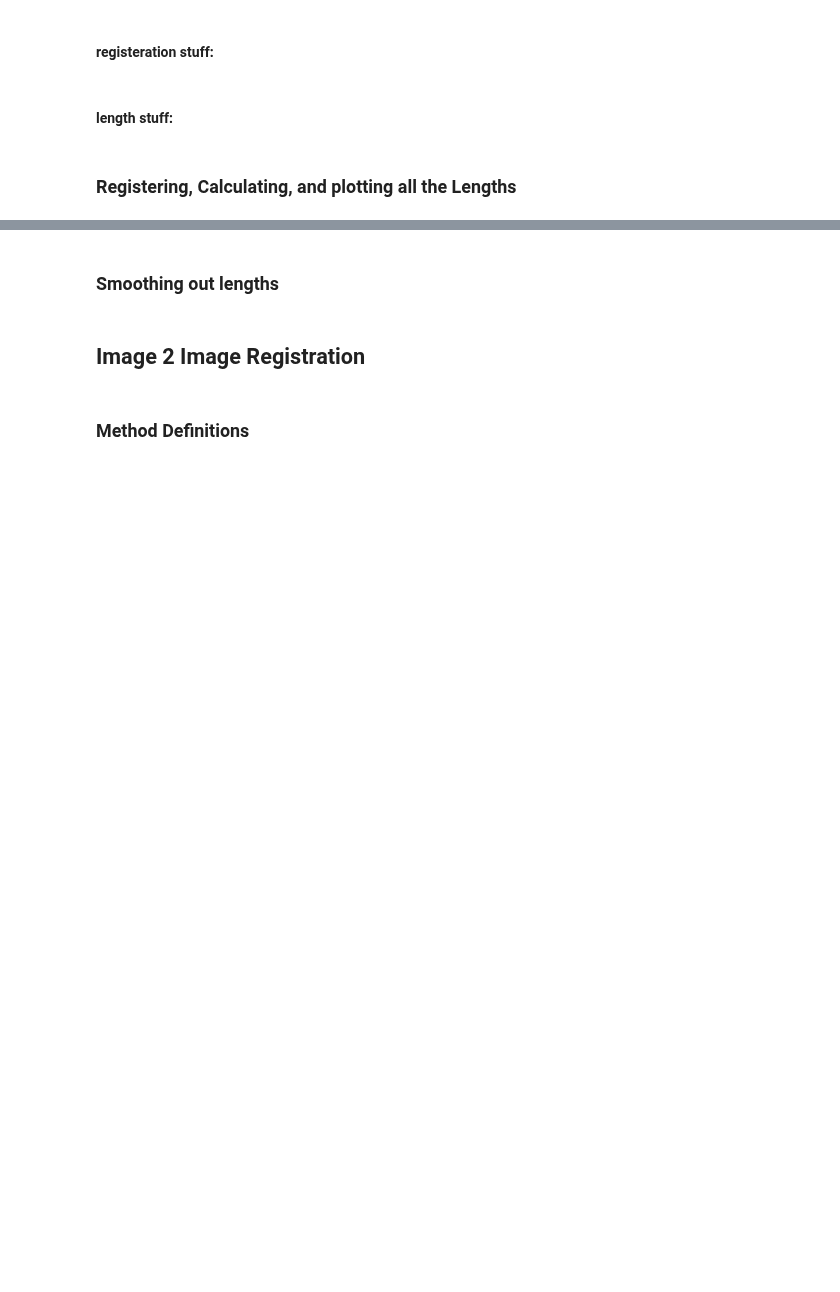
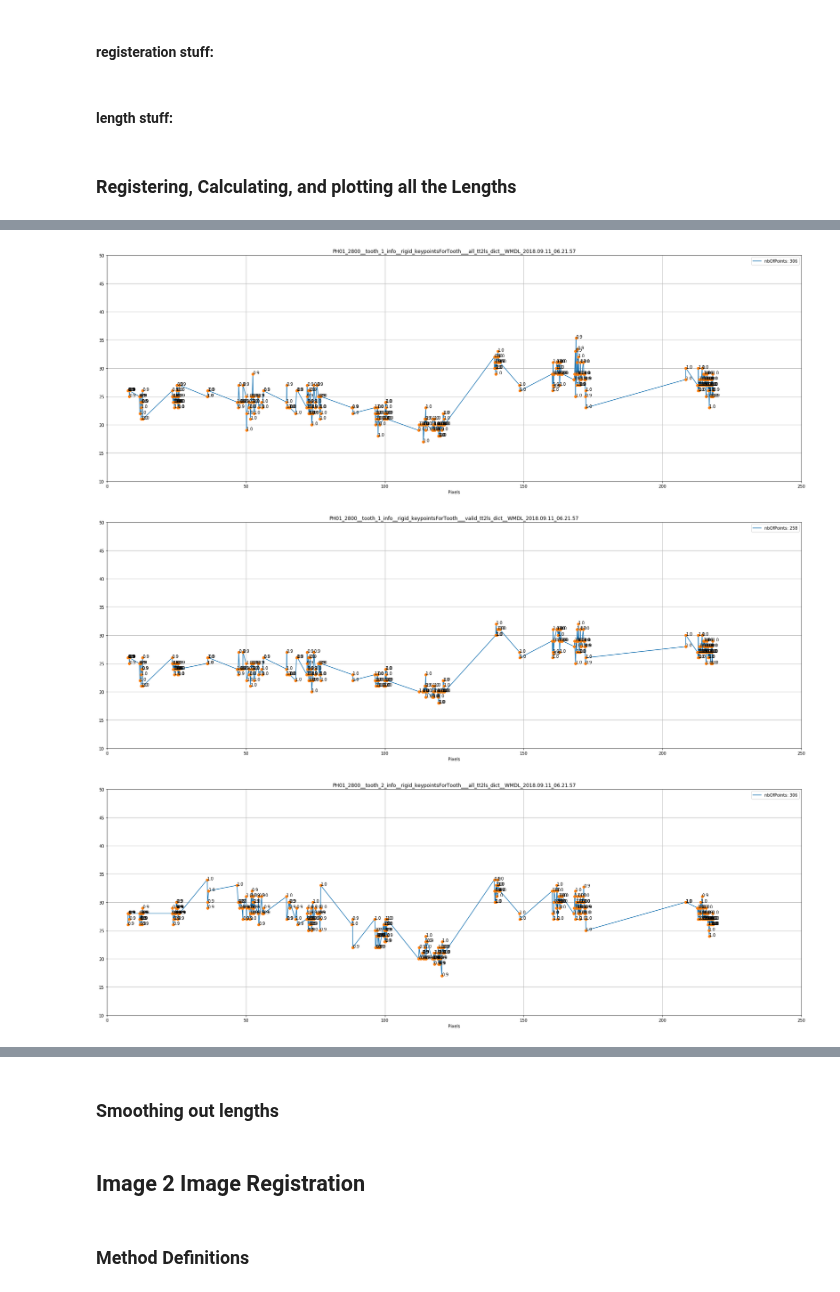
Before and after one commit to hooman67/poseEstimation, a Jupyter notebook: hsWM_algoDev.ipynb, the cells around one changed output, grey strips where cells are left out. Cells and saved outputs as stored; diff of their text form; code cells hidden in the pictures; blank space fills up the shorter version.

Commit message:
added log and 2nd confidences

```diff
--- a/hsWM_algoDev.ipynb
+++ b/hsWM_algoDev.ipynb
@@ -1422,0 +1447,19 @@ reject3_soft_replaceLandmarks2farFromCurve(
+# %%
+# add secondary confidence based on avg of #landmarks for specific tooth and total #landmarks for log
+nbOfProcessedTeeth = 0
+
+for resKey in cleanedUpResultsDict.keys():
+    for time in cleanedUpResultsDict[resKey].keys():
+        cleanedUpResultsDict[resKey][time]['secondaryConfidences'] = {}
+
+        cleanedUpResultsDict[resKey][time]['logConfidence'] = sum(
+            cleanedUpResultsDict[resKey][time]['confidences'].values()
+        ) / TOTAL_EXPECTED_LANDMARKS_ON_LOG
+
+        for toothKey in cleanedUpResultsDict[resKey][time]['confidences'].keys():
+            cleanedUpResultsDict[resKey][time]['secondaryConfidences'][toothKey] = weightOfToothConfidence * cleanedUpResultsDict[resKey][time]['confidences'][toothKey] / numberOflandmarksIncludingToothTip + (1 - weightOfToothConfidence) * cleanedUpResultsDict[resKey][time]['logConfidence']
+
+            nbOfProcessedTeeth += 1
+
+
+    print('for resKey ' + resKey + ' added secondary confidences for  ' + str(nbOfProcessedTeeth) + '  teeth out of the total of  ' + str(len(cleanedUpResultsDict[resKey]) * NUMBER_OF_TEETH) + '  teeth that we should have.')
@@ -2239,13 +2310,14 @@ numberOfTeeth = NUMBER_OF_TEETH
 listOfRegTypes = ['rigid_keypointsForTooth_']
 #, 'affine_keypointsForTooth_', , 'rigid_keypointsForTooth_', 'keypointsForTooth_'
 
-listOfLengthTypes = ['all_tt2ls_dict']
+listOfLengthTypes = ['all_tt2ls_dict', 'valid_tt2ls_dict']
 #['all_tt2ls_dict', 'valid_tt2ls_dict','tt2_ref_ls', 'all_times_list', 'landmarks', 'all_ls2cl_dict', 'all_le2bk_dict','all_cl2bk_dict','all_le2cl_dict','all_ls2le_dict','all_ls2bk_dict','all_ls2cl_dict','all_le2bk_dict','all_cl2bk_dict','all_le2cl_dict','all_ls2le_dict', 'all_ls2bk_dict']
 
 
-minAllowedConfidence = 1
+minAllowedConfidence = 0.9 #1 to 5 for conf1 --- 0-1 for conf 2 and 3
+filterBasedOnConf = 3    # 1 for conf1 2 for conf2, 3 for logConf
 
-listOfReferences2PlotFor = ['WMDL_2018.09.11_06.21.57'] #references2use
+listOfReferences2PlotFor = ['WMDL_2018.09.11_06.21.57'] #['WMDL_2018.09.11_06.21.57'] #references2use
 
 for resKey in lengthsAndLandmarksDict.keys():
 
@@ -2263,45 +2335,77 @@ for resKey in lengthsAndLandmarksDict.keys():
                         selectedConfidence = []
 
                         for i in range(len(lengthsAndLandmarksDict[resKey][regTypeKeyWord][refKey][toothNbKey][infoKey]['times'])):
-                            if lengthsAndLandmarksDict[resKey][regTypeKeyWord][refKey][toothNbKey][infoKey]['confidences'][i] >= minAllowedConfidence:
+                            if filterBasedOnConf == 1:
+                                if lengthsAndLandmarksDict[resKey][regTypeKeyWord][refKey][toothNbKey][infoKey]['confidences'][i] >= minAllowedConfidence:
 
-                                selectedLengths.append(
-                                    lengthsAndLandmarksDict[resKey][regTypeKeyWord][refKey][toothNbKey][infoKey]['lengths'][i]
-                                )
-                                selectedTimes.append(
-                                    lengthsAndLandmarksDict[resKey][regTypeKeyWord][refKey][toothNbKey][infoKey]['times'][i]
-                                )
-                                selectedConfidence.append(
-                                    lengthsAndLandmarksDict[resKey][regTypeKeyWord][refKey][toothNbKey][infoKey]['confidences'][i]
-                                )
+                                    selectedLengths.append(
+                                        lengthsAndLandmarksDict[resKey][regTypeKeyWord][refKey][toothNbKey][infoKey]['lengths'][i]
+                                    )
+                                    selectedTimes.append(
+                                        lengthsAndLandmarksDict[resKey][regTypeKeyWord][refKey][toothNbKey][infoKey]['times'][i]
+                                    )
+                                    selectedConfidence.append(
+                                        lengthsAndLandmarksDict[resKey][regTypeKeyWord][refKey][toothNbKey][infoKey]['confidences'][i]
+                                    )
+
+                            elif filterBasedOnConf == 2:
+                                if lengthsAndLandmarksDict[resKey][regTypeKeyWord][refKey][toothNbKey][infoKey]['secondaryConfidences'][i] >= minAllowedConfidence:
+
+                                    selectedLengths.append(
+                                        lengthsAndLandmarksDict[resKey][regTypeKeyWord][refKey][toothNbKey][infoKey]['lengths'][i]
+                                    )
+                                    selectedTimes.append(
+                                        lengthsAndLandmarksDict[resKey][regTypeKeyWord][refKey][toothNbKey][infoKey]['times'][i]
+                                    )
+                                    selectedConfidence.append(
+                                        lengthsAndLandmarksDict[resKey][regTypeKeyWord][refKey][toothNbKey][infoKey]['secondaryConfidences'][i]
+                                    )
+
+
+                            elif filterBasedOnConf == 3:
+                                if lengthsAndLandmarksDict[resKey][regTypeKeyWord][refKey][toothNbKey][infoKey]['logConfidence'][i] >= minAllowedConfidence:
+
+                                    selectedLengths.append(
+                                        lengthsAndLandmarksDict[resKey][regTypeKeyWord][refKey][toothNbKey][infoKey]['lengths'][i]
+                                    )
+                                    selectedTimes.append(
+                                        lengthsAndLandmarksDict[resKey][regTypeKeyWord][refKey][toothNbKey][infoKey]['times'][i]
+                                    )
+                                    selectedConfidence.append(
+                                        lengthsAndLandmarksDict[resKey][regTypeKeyWord][refKey][toothNbKey][infoKey]['secondaryConfidences'][i]
+                                    )
 
 
 
 
                         plt.figure(figsize=(30,10))
                         #plt.axis([0, 130, 10, 50])
                         plt.axis([0, 250, 10, 50])
                         #plt.axis([0, 70, 30, 60])
                         ax = plt.axes()
                         ax.grid()
 
                         plt.xlabel('Hours')
                         plt.xlabel('Pixels')
 
                         plotTitle = str(resKey + '__' + str(toothNbKey) + '__' + regTypeKeyWord + '__' + infoKey + '__'+ refKey)
                         plt.title(plotTitle)
 
                         plt.plot(selectedTimes, selectedLengths, label='nbOfPoints: ' + str(len(selectedLengths)))
 
                         plt.plot(selectedTimes, selectedLengths,'o')
 
 
 
                         for i in range(len(selectedTimes)):
-                            ax.annotate( selectedConfidence[i], (selectedTimes[i], selectedLengths[i]) )
+                            ax.annotate( round(selectedConfidence[i], 1), (selectedTimes[i], selectedLengths[i]) )
 
 
 
                         ax.legend()
 
                         plt.savefig(path2savePlots + plotTitle + '.png')
+# %% [output]
+[figure, added]
+[figure, added]
+[figure, added]
```
Also changed, not shown: parts of 15 cells of this notebook.
